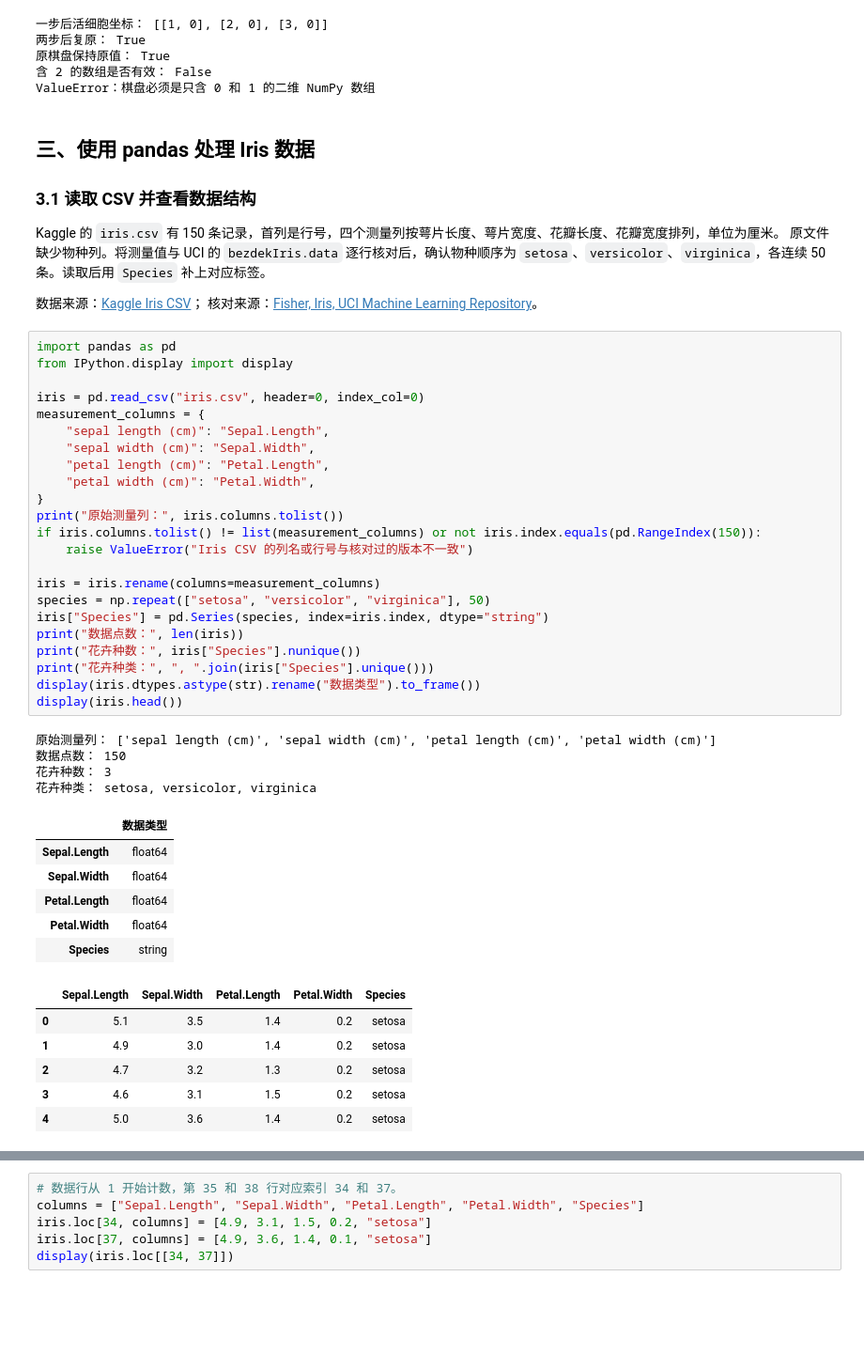
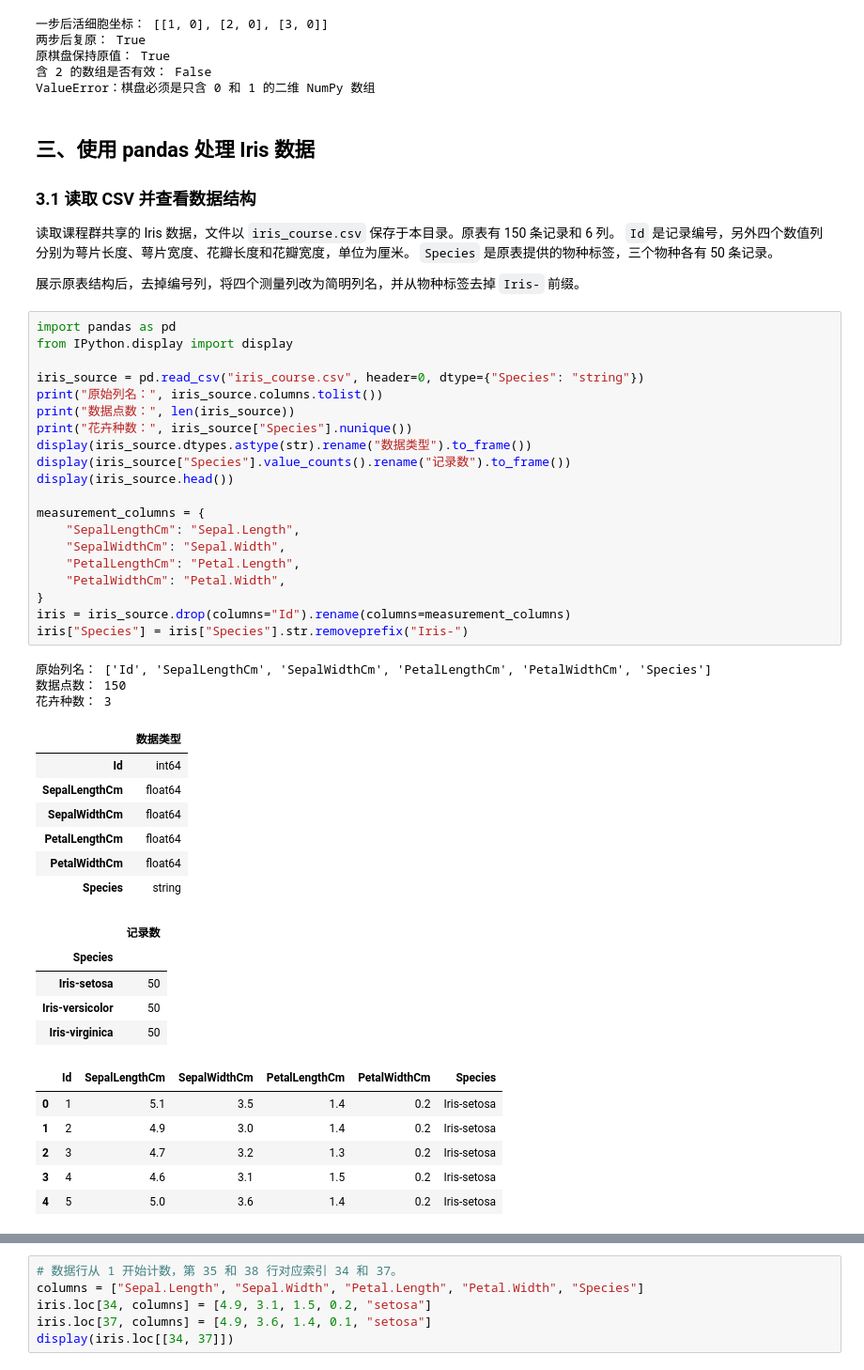
Before and after one commit to jjk-vvv/python-coursework, a Jupyter notebook: 第03次作业/20244080124_欧阳洋_hw03.ipynb, the cells around one changed output, grey strips where cells are left out. Shown at 94% size. Drawn from its saved outputs; the diff is of its cells as text; blank space fills up the shorter version.

Commit message:
Use course-shared Iris dataset for homework 03

```diff
--- a/第03次作业/20244080124_欧阳洋_hw03.ipynb
+++ b/第03次作业/20244080124_欧阳洋_hw03.ipynb
@@ -194,52 +194,53 @@ ValueError：棋盘必须是只含 0 和 1 的二维 NumPy 数组
 
 ### 3.1 读取 CSV 并查看数据结构
 
-Kaggle 的 `iris.csv` 有 150 条记录，首列是行号，四个测量列按萼片长度、萼片宽度、花瓣长度、花瓣宽度排列，单位为厘米。
-原文件缺少物种列。将测量值与 UCI 的 `bezdekIris.data` 逐行核对后，确认物种顺序为
-`setosa`、`versicolor`、`virginica`，各连续 50 条。读取后用 `Species` 补上对应标签。
+读取课程群共享的 Iris 数据，文件以 `iris_course.csv` 保存于本目录。原表有 150 条记录和 6 列。
+`Id` 是记录编号，另外四个数值列分别为萼片长度、萼片宽度、花瓣长度和花瓣宽度，单位为厘米。
+`Species` 是原表提供的物种标签，三个物种各有 50 条记录。
 
-数据来源：[Kaggle Iris CSV](https://www.kaggle.com/datasets/gradylynn/iris-csv)；
-核对来源：[Fisher, Iris, UCI Machine Learning Repository](https://archive.ics.uci.edu/dataset/53/iris)。
+展示原表结构后，去掉编号列，将四个测量列改为简明列名，并从物种标签去掉 `Iris-` 前缀。
 # %%
 import pandas as pd
 from IPython.display import display
 
-iris = pd.read_csv("iris.csv", header=0, index_col=0)
+iris_source = pd.read_csv("iris_course.csv", header=0, dtype={"Species": "string"})
+print("原始列名：", iris_source.columns.tolist())
+print("数据点数：", len(iris_source))
+print("花卉种数：", iris_source["Species"].nunique())
+display(iris_source.dtypes.astype(str).rename("数据类型").to_frame())
+display(iris_source["Species"].value_counts().rename("记录数").to_frame())
+display(iris_source.head())
+
 measurement_columns = {
-    "sepal length (cm)": "Sepal.Length",
-    "sepal width (cm)": "Sepal.Width",
-    "petal length (cm)": "Petal.Length",
-    "petal width (cm)": "Petal.Width",
+    "SepalLengthCm": "Sepal.Length",
+    "SepalWidthCm": "Sepal.Width",
+    "PetalLengthCm": "Petal.Length",
+    "PetalWidthCm": "Petal.Width",
 }
-print("原始测量列：", iris.columns.tolist())
-if iris.columns.tolist() != list(measurement_columns) or not iris.index.equals(pd.RangeIndex(150)):
-    raise ValueError("Iris CSV 的列名或行号与核对过的版本不一致")
-
-iris = iris.rename(columns=measurement_columns)
-species = np.repeat(["setosa", "versicolor", "virginica"], 50)
-iris["Species"] = pd.Series(species, index=iris.index, dtype="string")
-print("数据点数：", len(iris))
-print("花卉种数：", iris["Species"].nunique())
-print("花卉种类：", ", ".join(iris["Species"].unique()))
-display(iris.dtypes.astype(str).rename("数据类型").to_frame())
-display(iris.head())
+iris = iris_source.drop(columns="Id").rename(columns=measurement_columns)
+iris["Species"] = iris["Species"].str.removeprefix("Iris-")
 # %% [output]
-原始测量列： ['sepal length (cm)', 'sepal width (cm)', 'petal length (cm)', 'petal width (cm)']
+原始列名： ['Id', 'SepalLengthCm', 'SepalWidthCm', 'PetalLengthCm', 'PetalWidthCm', 'Species']
 数据点数： 150
 花卉种数： 3
-花卉种类： setosa, versicolor, virginica
 |  | 数据类型 |
-| Sepal.Length | float64 |
-| Sepal.Width | float64 |
-| Petal.Length | float64 |
-| Petal.Width | float64 |
+| Id | int64 |
+| SepalLengthCm | float64 |
+| SepalWidthCm | float64 |
+| PetalLengthCm | float64 |
+| PetalWidthCm | float64 |
 | Species | string |
-|  | Sepal.Length | Sepal.Width | Petal.Length | Petal.Width | Species |
-| 0 | 5.1 | 3.5 | 1.4 | 0.2 | setosa |
-| 1 | 4.9 | 3.0 | 1.4 | 0.2 | setosa |
-| 2 | 4.7 | 3.2 | 1.3 | 0.2 | setosa |
-| 3 | 4.6 | 3.1 | 1.5 | 0.2 | setosa |
-| 4 | 5.0 | 3.6 | 1.4 | 0.2 | setosa |
+|  | 记录数 |
+| Species |  |
+| Iris-setosa | 50 |
+| Iris-versicolor | 50 |
+| Iris-virginica | 50 |
+|  | Id | SepalLengthCm | SepalWidthCm | PetalLengthCm | PetalWidthCm | Species |
+| 0 | 1 | 5.1 | 3.5 | 1.4 | 0.2 | Iris-setosa |
+| 1 | 2 | 4.9 | 3.0 | 1.4 | 0.2 | Iris-setosa |
+| 2 | 3 | 4.7 | 3.2 | 1.3 | 0.2 | Iris-setosa |
+| 3 | 4 | 4.6 | 3.1 | 1.5 | 0.2 | Iris-setosa |
+| 4 | 5 | 5.0 | 3.6 | 1.4 | 0.2 | Iris-setosa |
 # %% [markdown]
 ### 3.2 修正题目指定的两行
 
```
Also changed, not shown: parts of 3 cells of this notebook, 3 other files.
